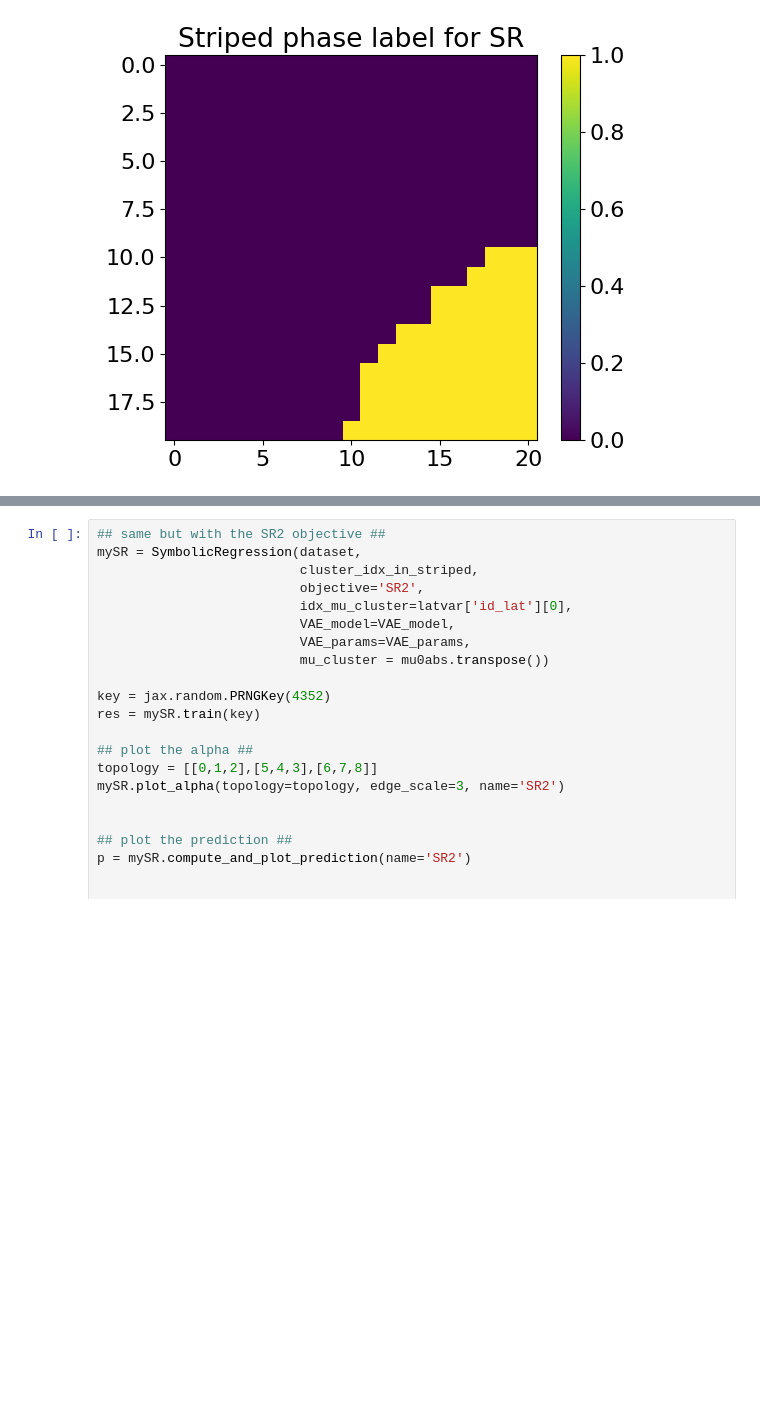
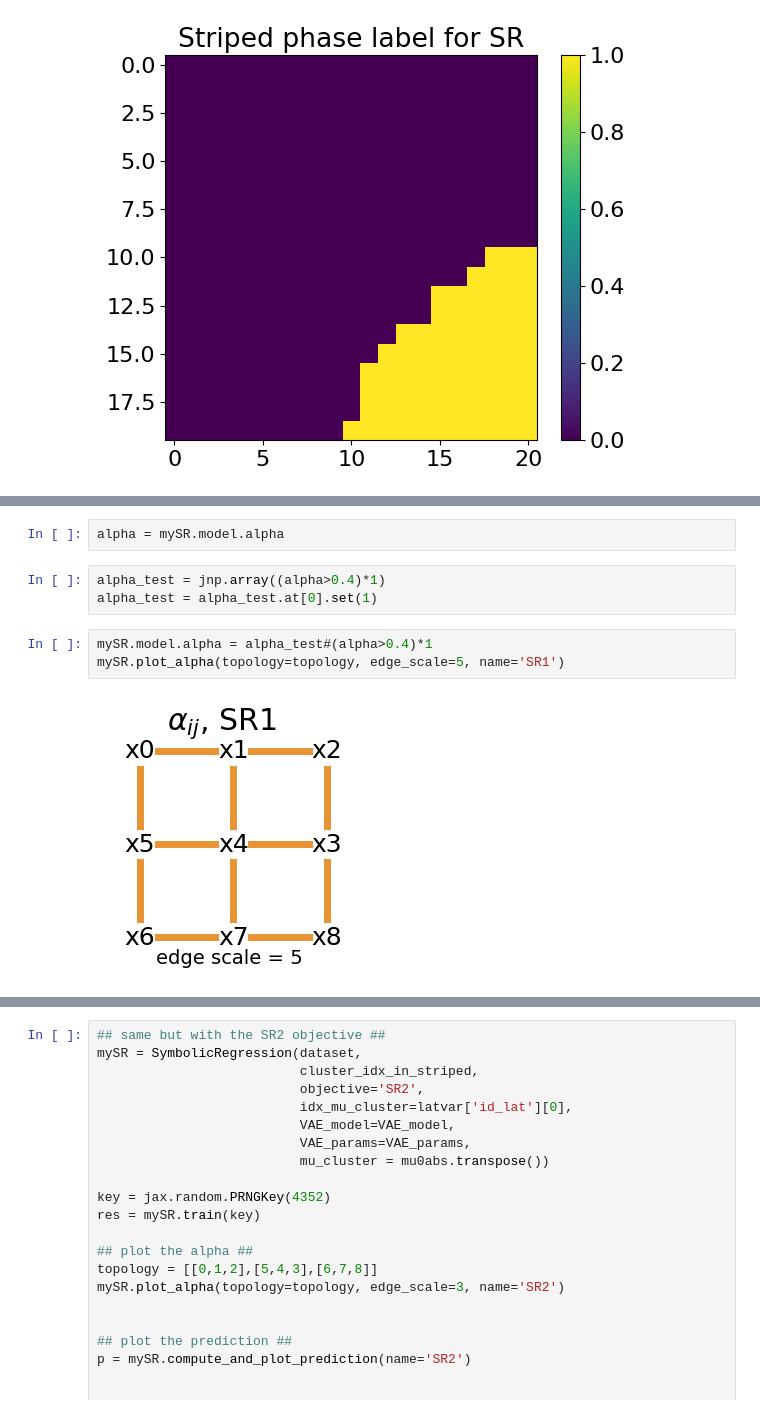
Before and after one commit to qic-ibk/qdisc, a Jupyter notebook: nbs/tutorials/J1J2_tuto2_SR.ipynb, the cells around one changed output, grey strips where cells are left out. Drawn from its saved outputs; the diff is of its cells as text; blank space fills up the shorter version.

```diff
--- a/nbs/tutorials/J1J2_tuto2_SR.ipynb
+++ b/nbs/tutorials/J1J2_tuto2_SR.ipynb
@@ -444,3 +486,13 @@ print('auc: ', auc)
 [figure]
 spearman between pred and exact corr:  0.9856973
 auc:  0.9995459086368176
+# %%
+alpha = mySR.model.alpha
+# %%
+alpha_test = jnp.array((alpha>0.4)*1)
+alpha_test = alpha_test.at[0].set(1)
+# %%
+mySR.model.alpha = alpha_test#(alpha>0.4)*1
+mySR.plot_alpha(topology=topology, edge_scale=5, name='SR1')
+# %% [output]
+[figure, added]
```
Also changed, not shown: parts of 18 cells of this notebook, 1 other file.
